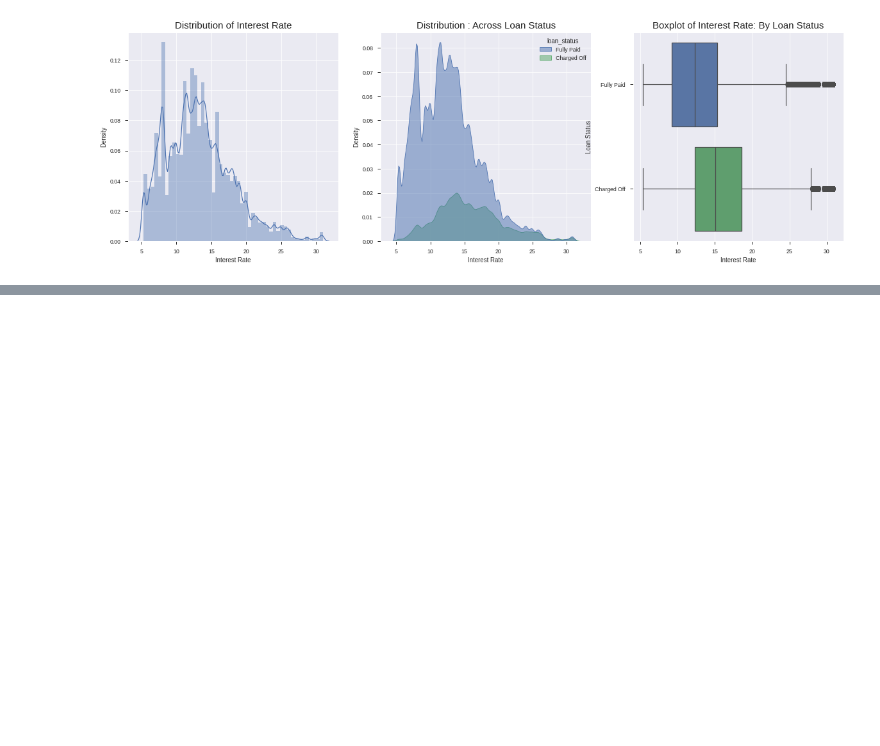
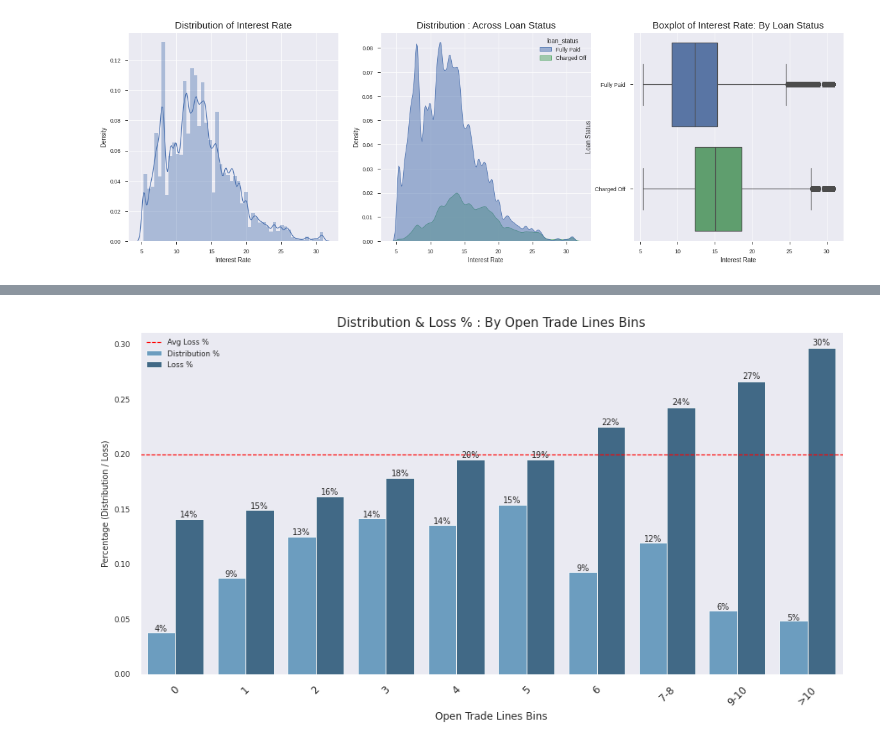
Before and after one commit to sashwinbwaj/Lending-Club-Analysis, a Jupyter notebook: LendingClub_EDA.ipynb, the cells around one changed output, grey strips where cells are left out. Cells and saved outputs as stored; diff of their text form; code cells hidden in the pictures; blank space fills up the shorter version.

```diff
--- a/LendingClub_EDA.ipynb
+++ b/LendingClub_EDA.ipynb
@@ -498,0 +608,8 @@ EDA.combo_graph(accepted_data_new, 'purpose', 'Loan Purpose')
+# %%
+pd.options.mode.chained_assignment = None
+temp = accepted_data_new[['acc_open_past_24mths', 'target', 'loan_status']]
+labels = ['0', '1', '2', '3', '4', '5', '6', '7-8', '9-10', '>10']
+temp['cut'] = pd.cut(temp['acc_open_past_24mths'], [-1, 0, 1, 2, 3, 4, 5, 6, 8, 10, 100], labels=labels)
+EDA.combo_graph(data = temp, var = 'cut', var_label = 'Open Trade Lines Bins', order = labels)
+# %% [output]
+[figure, added]
```
Also changed, not shown: parts of 26 cells of this notebook.
